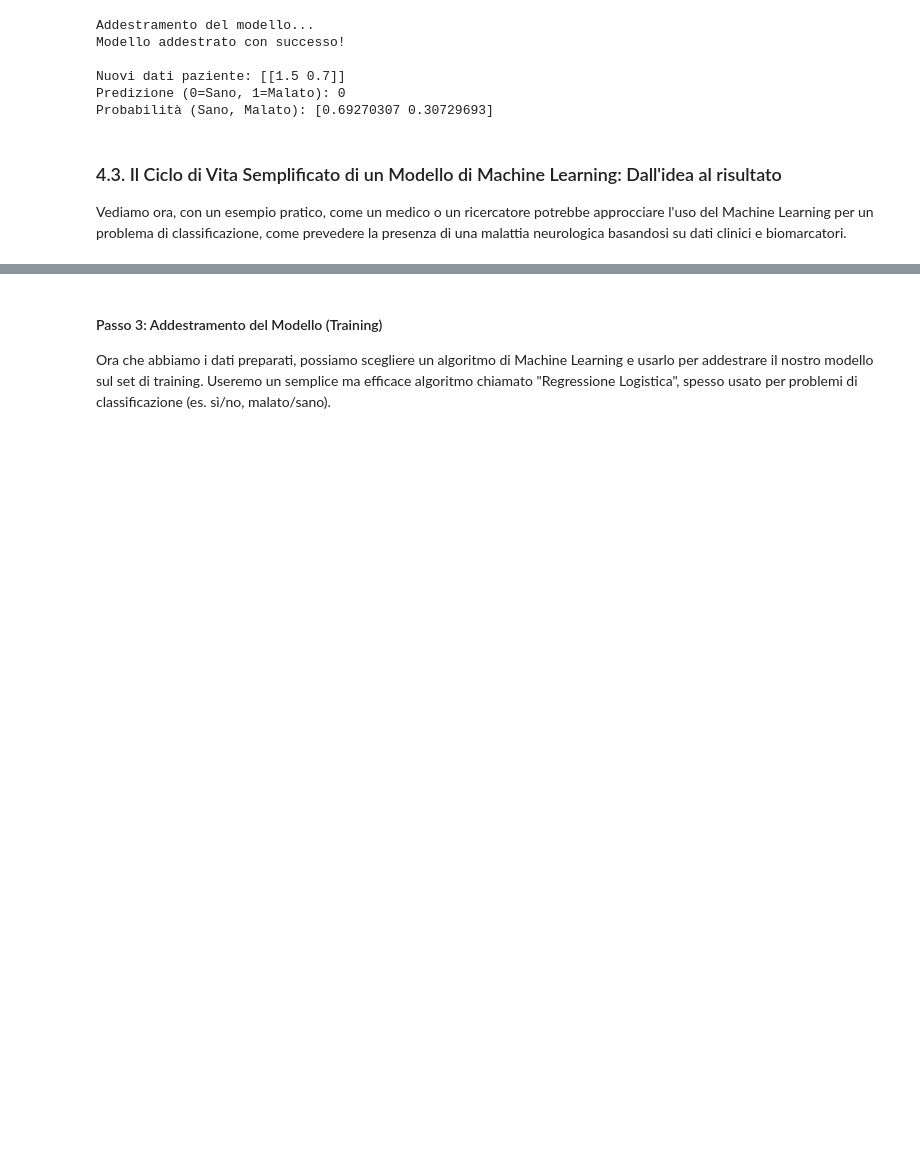
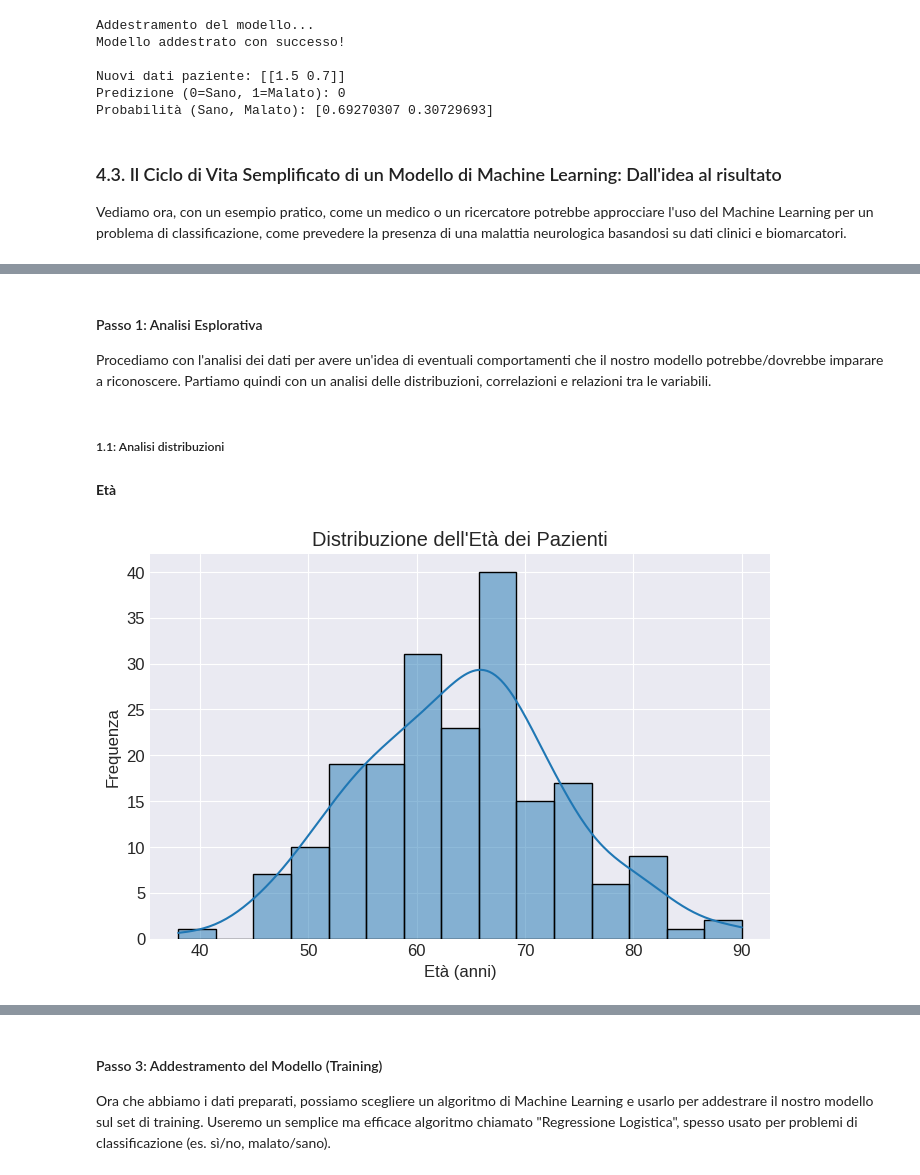
Before and after one commit to mdelleani/neuro-next-bootcamp, a Jupyter notebook: notebooks/01_Introduction.ipynb, the cells around one changed output, grey strips where cells are left out. Cells and saved outputs as stored; diff of their text form; code cells hidden in the pictures; blank space fills up the shorter version.

```diff
--- a/notebooks/01_Introduction.ipynb
+++ b/notebooks/01_Introduction.ipynb
@@ -490,7 +490,7 @@ import pandas as pd
 # Se il tuo file fosse su GitHub, potresti clonare il repo o caricarlo su Colab Files
 # Per questa demo, abbiamo generato il file poco sopra.
 try:
-    df_pazienti = pd.read_csv('dati_pazienti_fittizi.csv')
+    df_pazienti = pd.read_csv('data_fake_example.csv')
     print("Dataset caricato con successo:")
     print(df_pazienti.head())
 except FileNotFoundError:
@@ -500,0 +511,9 @@ print(f"\nDimensioni del dataset: {df_pazienti.shape} (righe, colonne)")
+# %%
+import matplotlib.pyplot as plt # Per creare grafici
+import seaborn as sns # Per grafici più belli e complessi
+
+# Impostazioni grafiche per una migliore leggibilità
+plt.style.use('seaborn-v0_8-darkgrid') # Un bel tema grafico
+plt.rcParams.update({'font.size': 12}) # Dimensione font di default
+
+print("Inizio Analisi Esplorativa dei Dati (EDA)...")
@@ -500,0 +572,18 @@ print(f"\nDimensioni del dataset: {df_pazienti.shape} (righe, colonne)")
+# %% [markdown]
+#### Passo 1: Analisi Esplorativa
+
+Procediamo con l'analisi dei dati per avere un'idea di eventuali comportamenti che il nostro modello potrebbe/dovrebbe imparare a riconoscere. Partiamo quindi con un analisi delle distribuzioni, correlazioni e relazioni tra le variabili.
+# %% [markdown]
+##### 1.1: Analisi distribuzioni
+# %% [markdown]
+**Età**
+# %%
+plt.figure(figsize=(8, 5))
+sns.histplot(df_pazienti['Età'], bins=15, kde=True) # kde=True aggiunge una stima della densità
+plt.title('Distribuzione dell\'Età dei Pazienti')
+plt.xlabel('Età (anni)')
+plt.ylabel('Frequenza')
+plt.grid(True)
+plt.show()
+# %% [output]
+[figure, added]
```
Also changed, not shown: parts of 33 cells of this notebook.
